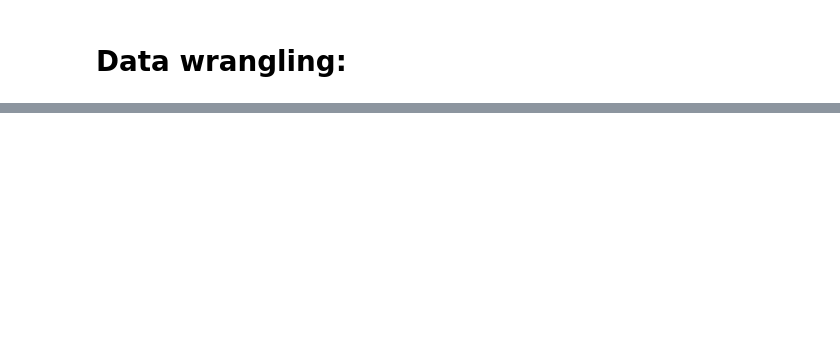
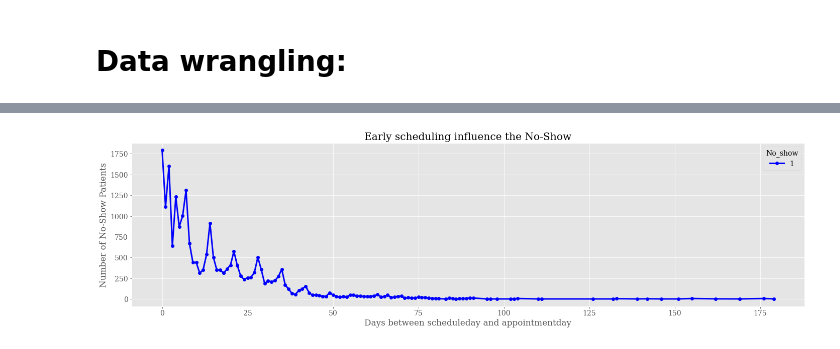
Before and after one commit to fahimguide/Medical-Appointment-No-Shows-Analysis, a Jupyter notebook: version2_project2.ipynb, the cells around one changed output, grey strips where cells are left out. Saved outputs shown, nothing was run; the diff lists cells and outputs as text; code cells hidden in the pictures; blank space fills up the shorter version.

```diff
--- a/version2_project2.ipynb
+++ b/version2_project2.ipynb
@@ -214,0 +347,13 @@ df_copy.set_index("AppointmentID", inplace=True)
+# %%
+# ploting the Date_diff vs No_show
+(date_diff_df.query("Date_diff>=0 and No_show ==1")
+.groupby("Date_diff")["No_show"]
+.value_counts().unstack()
+.plot(kind="line", figsize=(24,6),
+color = "blue",linewidth=3, fontsize=14, marker='o'))
+plt.ylabel('Number of No-Show Patients');
+plt.xlabel('Days between scheduleday and appointmentday');
+plt.title("Early scheduling influence the No-Show");
+plt.show();
+# %% [output]
+[figure, added]
```
Also changed, not shown: parts of 35 cells of this notebook, 3 other files.
